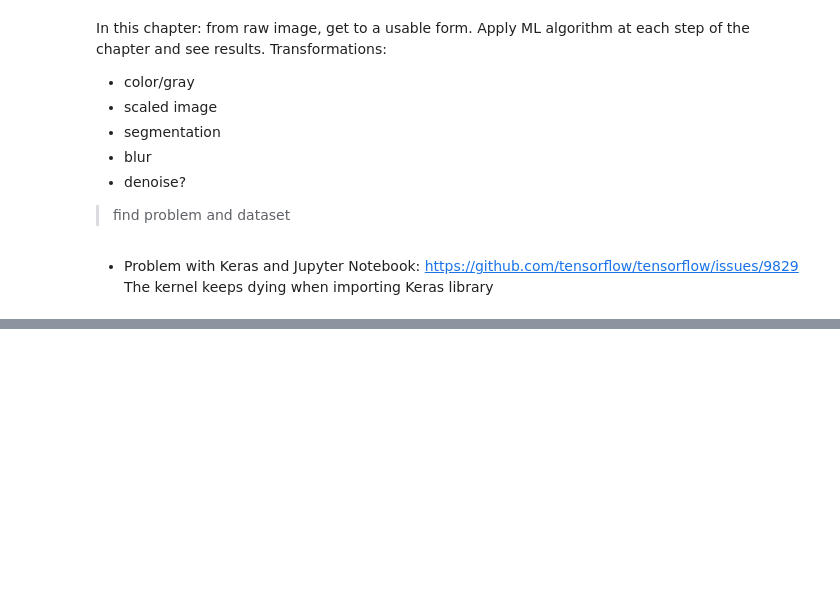
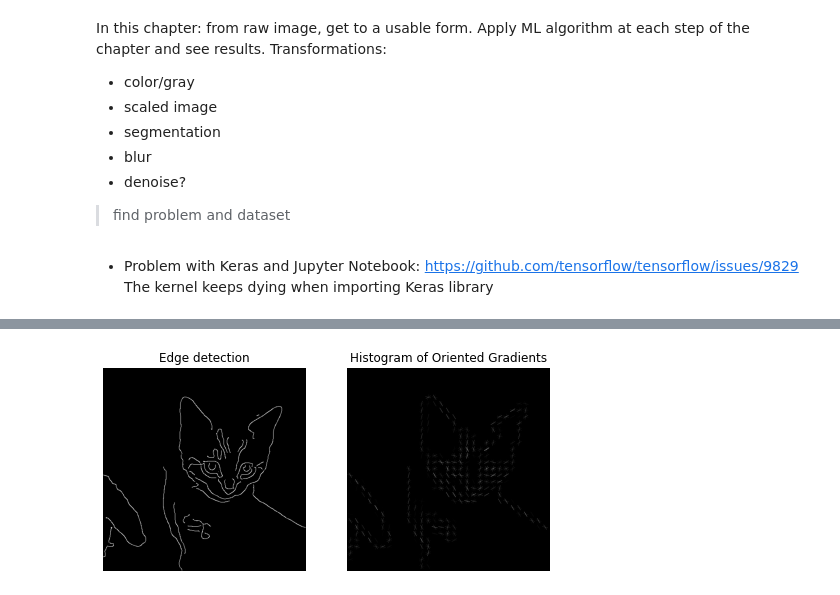
Before and after one commit to annalaine/quaxp, a Jupyter notebook: 2-x-transform.ipynb, the cells around one changed output, grey strips where cells are left out. Cells and saved outputs as stored; diff of their text form; code cells hidden in the pictures; blank space fills up the shorter version.

```diff
--- a/2-x-transform.ipynb
+++ b/2-x-transform.ipynb
@@ -111,3 +184,24 @@ def classify_images(df):
+# %%
+import skimage
+
+fd, hog_image = feature.hog(canny, transform_sqrt = True, orientations = 8, pixels_per_cell = (16, 16),
+                    cells_per_block = (1, 1), visualize = True, feature_vector = True)
+
+fig, (ax1, ax2) = plt.subplots(1, 2, figsize = (8, 4), sharex = True, sharey = True)
+
+ax1.axis('off')
+ax1.imshow(canny, cmap = plt.cm.gray)
+ax1.set_title('Edge detection')
+
+# Rescale histogram for better display
+hog_image_rescaled = skimage.exposure.rescale_intensity(hog_image, in_range = (0, 10))
+
+ax2.axis('off')
+ax2.imshow(hog_image_rescaled, cmap = plt.cm.gray)
+ax2.set_title('Histogram of Oriented Gradients')
+plt.show()
+# %% [output]
+[figure, added]
 # %%
 images = pd.read_csv('./2-x-images.csv')
 
```
Also changed, not shown: parts of 14 cells of this notebook, 4 other files.
